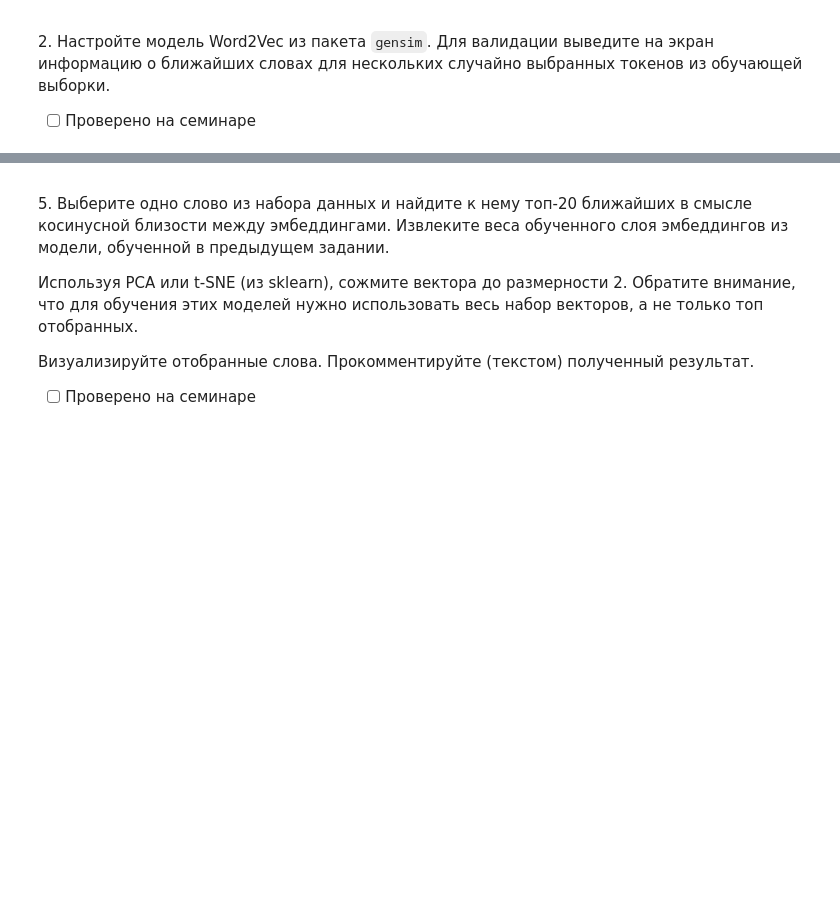
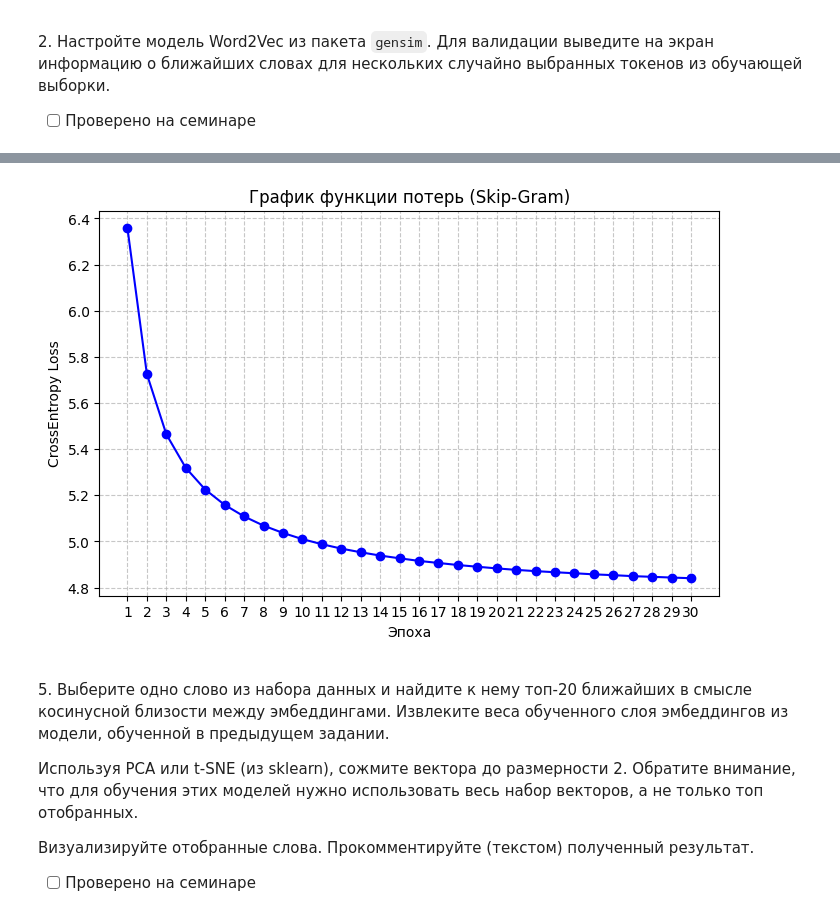
Before and after one commit to Ackrome/FU, a Jupyter notebook: Course_3/NLP/02_embeddings/02_2_word2vec.ipynb, the cells around one changed output, grey strips where cells are left out. Drawn from its saved outputs; the diff is of its cells as text; code cells hidden in the pictures; blank space fills up the shorter version.

```diff
--- a/Course_3/NLP/02_embeddings/02_2_word2vec.ipynb
+++ b/Course_3/NLP/02_embeddings/02_2_word2vec.ipynb
@@ -144,0 +130,3 @@ pd.read_parquet(r"C:\Users\Rog G16\Downloads\Telegram Desktop\smoothed_independe
+# %%
+df = pd.DataFrame.from_dict(index2text, orient='index', columns=['text', 'tokens'])
+df.tokens[3]
@@ -150,0 +186,3 @@ pd.read_parquet(r"C:\Users\Rog G16\Downloads\Telegram Desktop\smoothed_independe
+# %%
+word = 'путин'
+print(f"{word} : {model.wv.most_similar(word, topn=3)}")
@@ -166,0 +320,17 @@ pd.read_parquet(r"C:\Users\Rog G16\Downloads\Telegram Desktop\smoothed_independe
+# %%
+dataloader = DataLoader(dataset, batch_size=1024, shuffle=True, num_workers=0)
+
+model = Skip_Gram(
+    vocab_size=dataset.vocab_size,
+    embed_dim=500,
+    dataset=dataset
+)
+
+trainer = pl.Trainer(
+    max_epochs=30,
+    accelerator='auto',
+    enable_checkpointing=False,
+    logger=True
+)
+
+trainer.fit(model, dataloader)
@@ -167,3 +378,15 @@ pd.read_parquet(r"C:\Users\Rog G16\Downloads\Telegram Desktop\smoothed_independe
+# %%
+
+plt.figure(figsize=(8, 5))
+plt.plot(range(1, len(model.epoch_losses) + 1), model.epoch_losses, marker='o', color='b')
+plt.title("График функции потерь (Skip-Gram)")
+plt.xlabel("Эпоха")
+plt.ylabel("CrossEntropy Loss")
+plt.xticks(range(1,len(model.epoch_losses)+1))
+plt.grid(True, linestyle='--', alpha=0.7)
+plt.show()
+# %% [output]
+[figure, added]
 # %% [markdown]
 <p class="task" id="5"></p>
 
```
Also changed, not shown: parts of 23 cells of this notebook, 7 other files.
